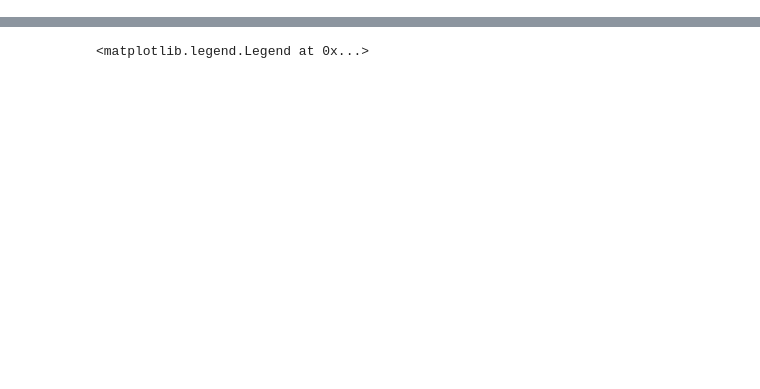
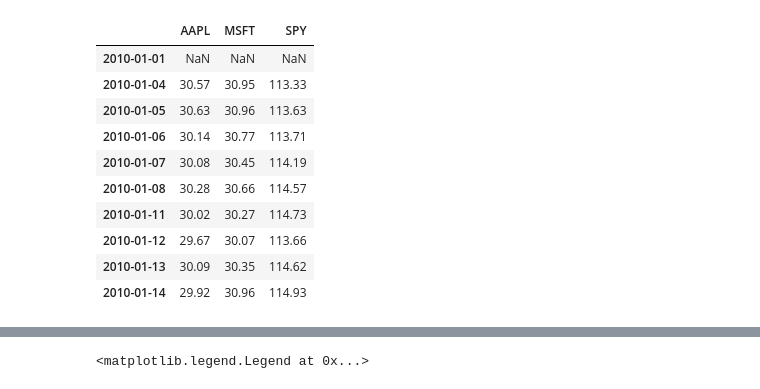
Before and after one commit to LearnDataSci/articles, a Jupyter notebook: Python For Finance, Part I/Python for Finance Part I - Notebook .ipynb, the cells around one changed output, grey strips where cells are left out. Drawn from its saved outputs; the diff is of its cells as text; code cells hidden in the pictures; blank space fills up the shorter version.

```diff
--- a/Python For Finance, Part I/Python for Finance Part I - Notebook .ipynb
+++ b/Python For Finance, Part I/Python for Finance Part I - Notebook .ipynb
@@ -26,19 +53,28 @@ Minor_axis axis: AAPL to ^GSPC
 # %%
 # Getting just the adjusted closing prices. This will return a Pandas DataFrame
 # The index in this DataFrame is the major index of the panel_data.
-adj_close = panel_data.ix['Adj Close']
+close = panel_data.ix['Close']
 
 # Getting all weekdays between 01/01/2000 and 12/31/2016
 all_weekdays = pd.date_range(start=start_date, end=end_date, freq='B')
 
 # How do we align the existing prices in adj_close with our new set of dates?
-# All we need to do is reindex adj_close using all_weekdays as the new index
-adj_close = adj_close.reindex(all_weekdays)
+# All we need to do is reindex close using all_weekdays as the new index
+close = close.reindex(all_weekdays)
 
-# Reindexing will insert missing values (NaN) for the dates that were not present
-# in the original set. To cope with this, we can fill the missing by replacing them
-# with the latest available price for each instrument.
-adj_close = adj_close.fillna(method='ffill')
+close.head(10)
+# %% [output]
+|  | AAPL | MSFT | SPY |
+| 2010-01-01 | NaN | NaN | NaN |
+| 2010-01-04 | 30.57 | 30.95 | 113.33 |
+| 2010-01-05 | 30.63 | 30.96 | 113.63 |
+| 2010-01-06 | 30.14 | 30.77 | 113.71 |
+| 2010-01-07 | 30.08 | 30.45 | 114.19 |
+| 2010-01-08 | 30.28 | 30.66 | 114.57 |
+| 2010-01-11 | 30.02 | 30.27 | 114.73 |
+| 2010-01-12 | 29.67 | 30.07 | 113.66 |
+| 2010-01-13 | 30.09 | 30.35 | 114.62 |
+| 2010-01-14 | 29.92 | 30.96 | 114.93 |
 # %%
 all_weekdays
 # %% [output]
```
Also changed, not shown: parts of 11 cells of this notebook.
